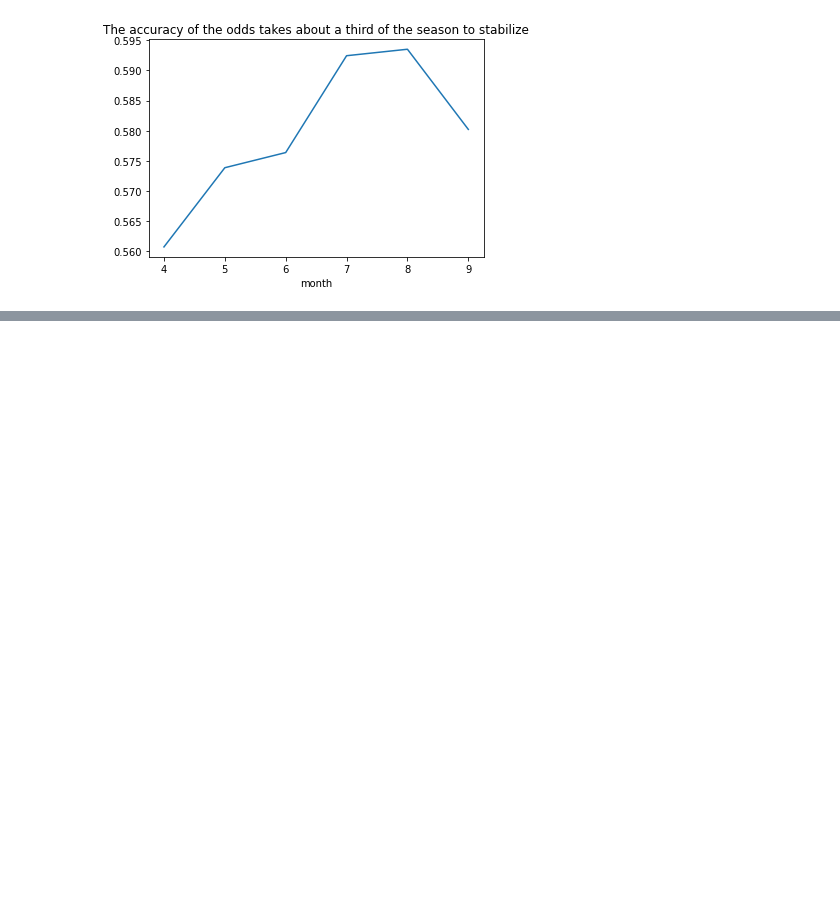
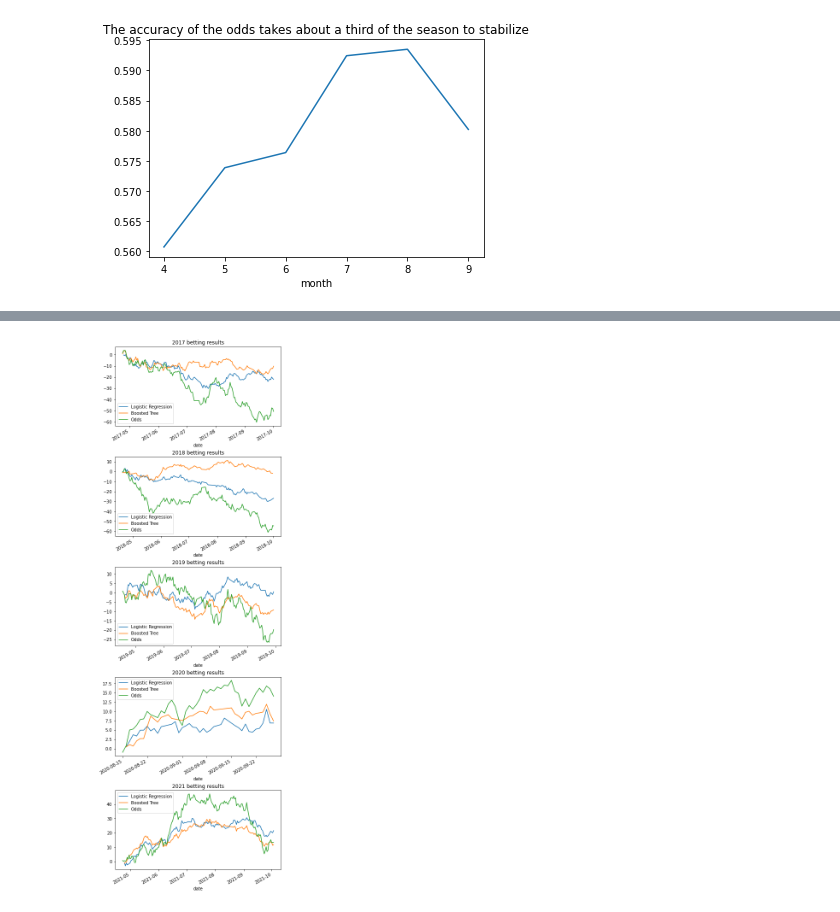
Before and after one commit to matthewpark319/baseball, a Jupyter notebook: baseball_model.ipynb, the cells around one changed output, grey strips where cells are left out. Cells and saved outputs as stored; diff of their text form; code cells hidden in the pictures; blank space fills up the shorter version.

Commit message:
betting results

```diff
--- a/baseball_model.ipynb
+++ b/baseball_model.ipynb
@@ -295,8 +301,0 @@ bets.groupby('date').winnings.sum().cumsum().plot()
-# %%
-pred = 'pred_lr'
-bets = test.loc[(test[pred] < 0), ['date', 'home_won', 'away_odds_close', pred]]
-bets['home_won'] = bets['home_won'].replace(0, -1)
-bets['winnings'] = bets.apply(
-    lambda bet: -dollar_per_game if bet['home_won'] == 1 else (1 / bet['away_odds_close']) * (1 - bet['away_odds_close']),
-axis='columns')
-bets.groupby('date').winnings.sum().cumsum().plot()
@@ -306,7 +301,0 @@ bets.groupby('date').winnings.sum().cumsum().plot()
-# %%
-bets = test.loc[(test['home_favorite'] == 0), ['date', 'home_won', 'away_odds_close', pred]]
-bets['home_won'] = bets['home_won'].replace(0, -1)
-bets['winnings'] = bets.apply(
-    lambda bet: -dollar_per_game if bet['home_won'] == 1 else (1 / bet['away_odds_close']) * (1 - bet['away_odds_close']),
-axis='columns')
-bets.groupby('date').winnings.sum().cumsum().plot()
@@ -335,0 +325,32 @@ sns.heatmap(games[features_list + ['home_won']].corr(), annot=True, vmin=-1, vma
+# %%
+years = list(range(2017, games['year'].max() + 1))
+fig, ax = plt.subplots(nrows=len(years), figsize=(6, 18), constrained_layout=True)
+
+payout = lambda bet: -1 if bet['home_won'] == -1 else (1 / bet['home_odds_close']) * (1 - bet['home_odds_close'])
+for i, year in enumerate(years):
+    season = result_dfs_by_year[year]
+
+    pred = 'pred_lr'
+    bets = season.loc[(season[pred] + .5 > season['home_odds_close']) & (season[pred] > 0),
+                      ['date', 'home_won', 'home_odds_close', pred]]
+    bets['home_won'] = bets['home_won'].replace(0, -1)
+    bets['winnings'] = bets.apply(payout, axis='columns')
+    bets.groupby('date').winnings.sum().cumsum().plot(ax=ax[i], label='Logistic Regression')
+
+    pred = 'pred_xgb'
+    bets = season.loc[(season[pred] + .5 > season['home_odds_close']) & (season[pred] > 0),
+                      ['date', 'home_won', 'home_odds_close', pred]]
+    bets['home_won'] = bets['home_won'].replace(0, -1)
+    bets['winnings'] = bets.apply(payout, axis='columns')
+    bets.groupby('date').winnings.sum().cumsum().plot(ax=ax[i], label='Boosted Tree')
+
+    bets = season.loc[(season['home_favorite'] == 1),
+                    ['date', 'home_won', 'home_odds_close', pred]]
+    bets['home_won'] = bets['home_won'].replace(0, -1)
+    bets['winnings'] = bets.apply(payout, axis='columns')
+    bets.groupby('date').winnings.sum().cumsum().plot(ax=ax[i], label='Odds')
+
+    ax[i].legend()
+    ax[i].title.set_text(f'{year} betting results')
+# %% [output]
+[figure, added]
```
Also changed, not shown: parts of 13 cells of this notebook.
